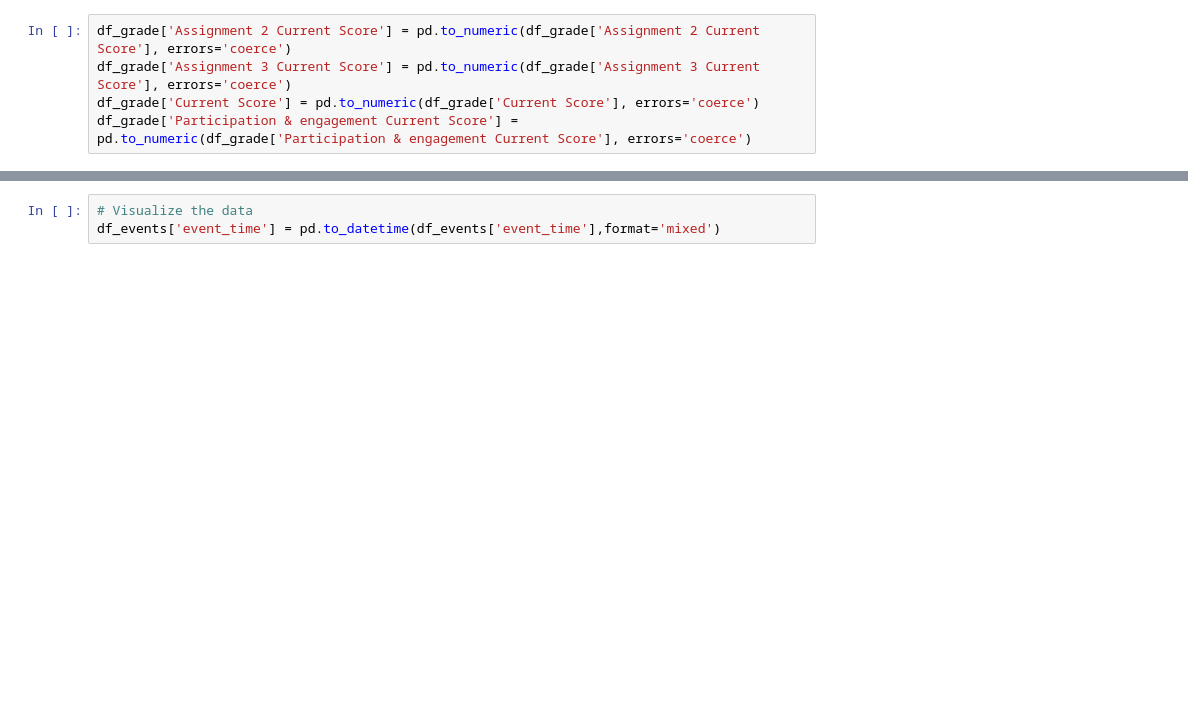
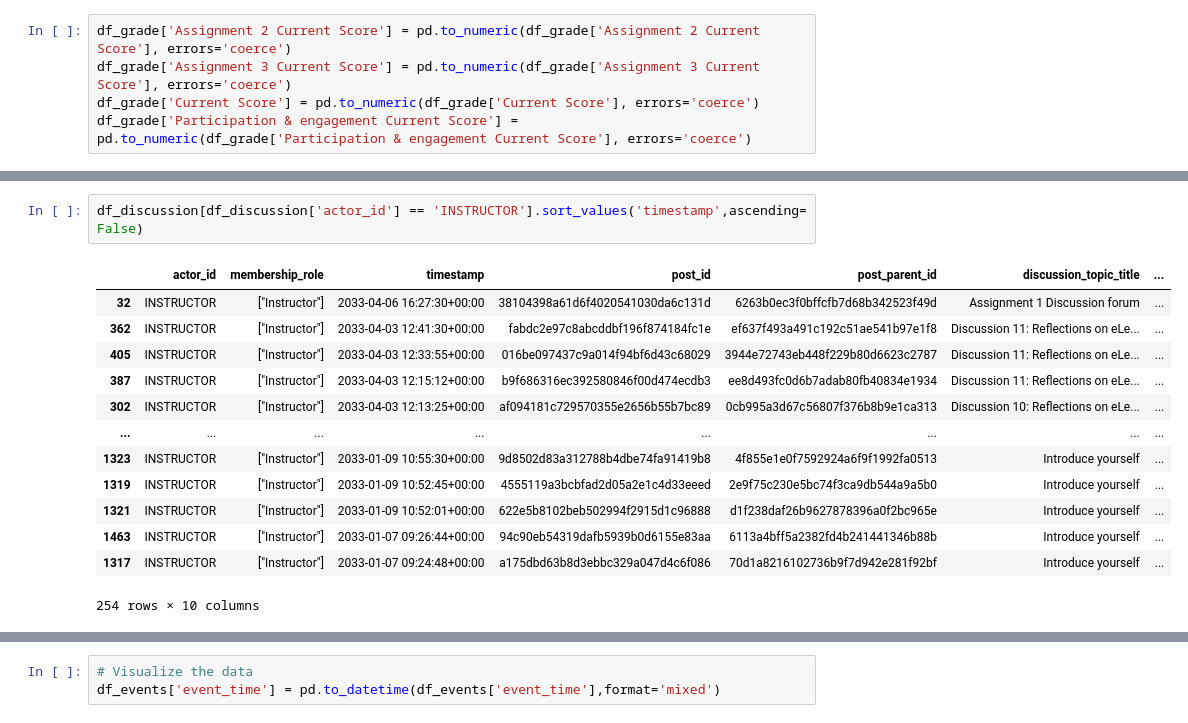
Before and after one commit to UBC-LA-Hackathon/hack-la-2023, a Jupyter notebook: Learning Hachthon.ipynb, the cells around one changed output, grey strips where cells are left out. Cells and saved outputs as stored; diff of their text form; blank space fills up the shorter version.

```diff
--- a/Learning Hachthon.ipynb
+++ b/Learning Hachthon.ipynb
@@ -107,0 +233,16 @@ df_grade.describe()
+# %%
+df_discussion[df_discussion['actor_id'] == 'INSTRUCTOR'].sort_values('timestamp',ascending= False)
+# %% [output]
+|  | actor_id | membership_role | timestamp | post_id | post_parent_id | discussion_topic_title | ... |
+| 32 | INSTRUCTOR | ["Instructor"] | 2033-04-06 16:27:30+00:00 | 38104398a61d6f4020541030da6c131d | 6263b0ec3f0bffcfb7d68b342523f49d | Assignment 1 Discussion forum | ... |
+| 362 | INSTRUCTOR | ["Instructor"] | 2033-04-03 12:41:30+00:00 | fabdc2e97c8abcddbf196f874184fc1e | ef637f493a491c192c51ae541b97e1f8 | Discussion 11: Reflections on eLe... | ... |
+| 405 | INSTRUCTOR | ["Instructor"] | 2033-04-03 12:33:55+00:00 | 016be097437c9a014f94bf6d43c68029 | 3944e72743eb448f229b80d6623c2787 | Discussion 11: Reflections on eLe... | ... |
+| 387 | INSTRUCTOR | ["Instructor"] | 2033-04-03 12:15:12+00:00 | b9f686316ec392580846f00d474ecdb3 | ee8d493fc0d6b7adab80fb40834e1934 | Discussion 11: Reflections on eLe... | ... |
+| 302 | INSTRUCTOR | ["Instructor"] | 2033-04-03 12:13:25+00:00 | af094181c729570355e2656b55b7bc89 | 0cb995a3d67c56807f376b8b9e1ca313 | Discussion 10: Reflections on eLe... | ... |
+| ... | ... | ... | ... | ... | ... | ... | ... |
+| 1323 | INSTRUCTOR | ["Instructor"] | 2033-01-09 10:55:30+00:00 | 9d8502d83a312788b4dbe74fa91419b8 | 4f855e1e0f7592924a6f9f1992fa0513 | Introduce yourself | ... |
+| 1319 | INSTRUCTOR | ["Instructor"] | 2033-01-09 10:52:45+00:00 | 4555119a3bcbfad2d05a2e1c4d33eeed | 2e9f75c230e5bc74f3ca9db544a9a5b0 | Introduce yourself | ... |
+| 1321 | INSTRUCTOR | ["Instructor"] | 2033-01-09 10:52:01+00:00 | 622e5b8102beb502994f2915d1c96888 | d1f238daf26b9627878396a0f2bc965e | Introduce yourself | ... |
+| 1463 | INSTRUCTOR | ["Instructor"] | 2033-01-07 09:26:44+00:00 | 94c90eb54319dafb5939b0d6155e83aa | 6113a4bff5a2382fd4b241441346b88b | Introduce yourself | ... |
+| 1317 | INSTRUCTOR | ["Instructor"] | 2033-01-07 09:24:48+00:00 | a175dbd63b8d3ebbc329a047d4c6f086 | 70d1a8216102736b9f7d942e281f92bf | Introduce yourself | ... |
+254 rows × 10 columns
```
Also changed, not shown: parts of 50 cells of this notebook.
